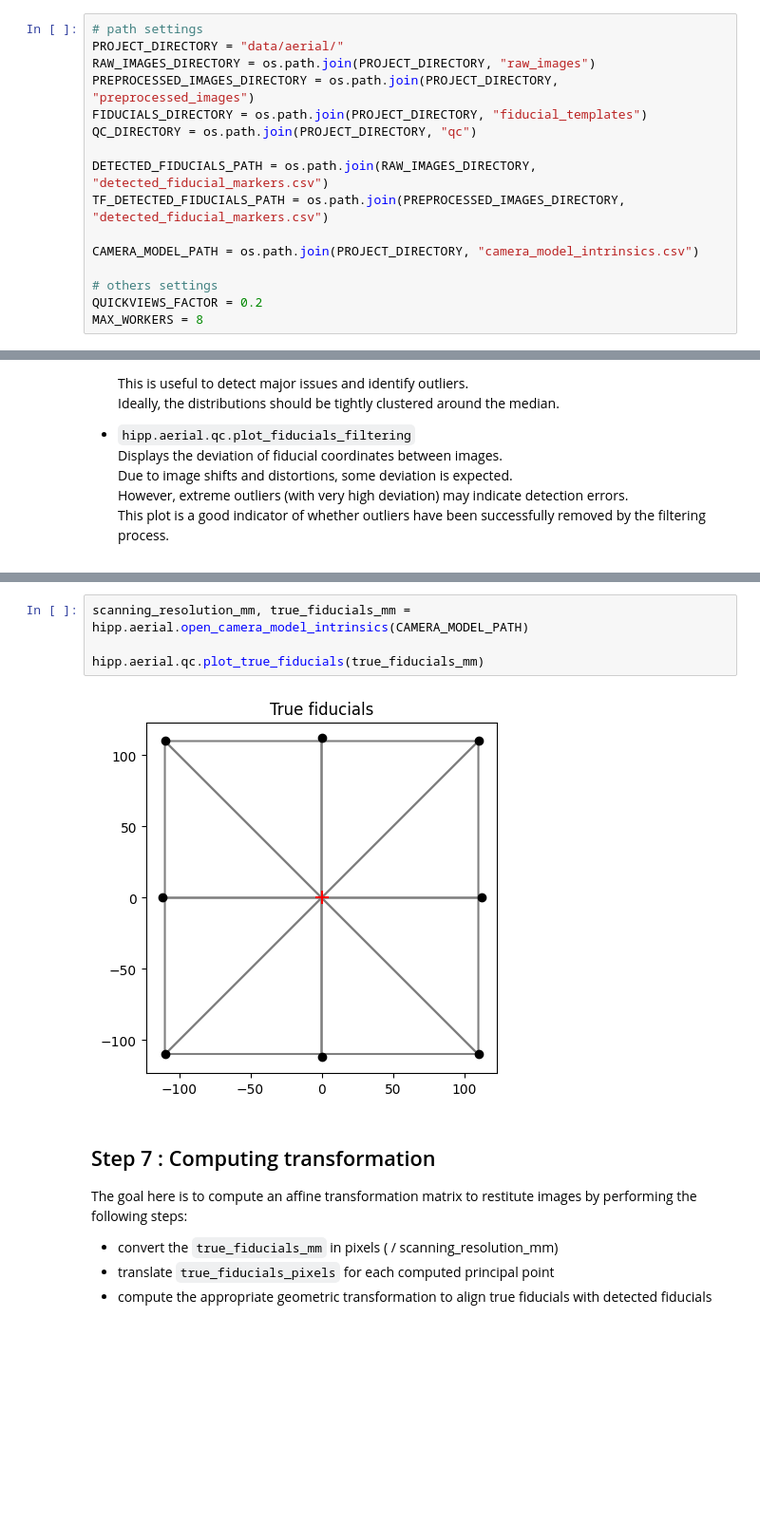
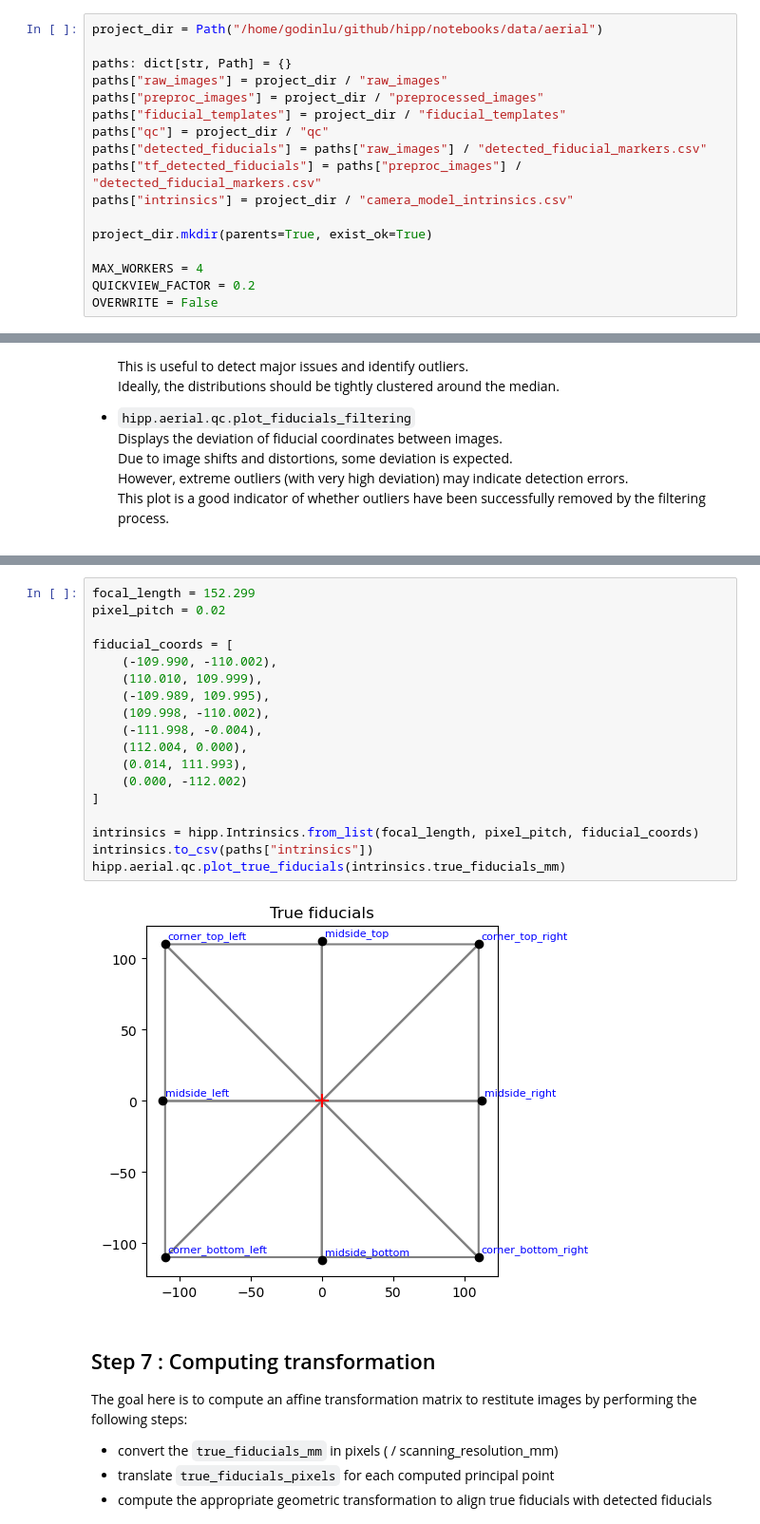
Before and after one commit to shippp/hipp, a Jupyter notebook: notebooks/aerial_preprocessing.ipynb, the cells around one changed output, grey strips where cells are left out. Shown at 95% size. Cells and saved outputs as stored; diff of their text form; blank space fills up the shorter version.

```diff
--- a/notebooks/aerial_preprocessing.ipynb
+++ b/notebooks/aerial_preprocessing.ipynb
@@ -26,21 +25,22 @@ import pandas as pd
 # %% [markdown]
 ## Settings
 # %%
-# path settings
-PROJECT_DIRECTORY = "data/aerial/"
-RAW_IMAGES_DIRECTORY = os.path.join(PROJECT_DIRECTORY, "raw_images")
-PREPROCESSED_IMAGES_DIRECTORY = os.path.join(PROJECT_DIRECTORY, "preprocessed_images")
-FIDUCIALS_DIRECTORY = os.path.join(PROJECT_DIRECTORY, "fiducial_templates")
-QC_DIRECTORY = os.path.join(PROJECT_DIRECTORY, "qc")
+project_dir = Path("/home/godinlu/github/hipp/notebooks/data/aerial")
 
-DETECTED_FIDUCIALS_PATH = os.path.join(RAW_IMAGES_DIRECTORY, "detected_fiducial_markers.csv")
-TF_DETECTED_FIDUCIALS_PATH = os.path.join(PREPROCESSED_IMAGES_DIRECTORY, "detected_fiducial_markers.csv")
+paths: dict[str, Path] = {}
+paths["raw_images"] = project_dir / "raw_images"
+paths["preproc_images"] = project_dir / "preprocessed_images"
+paths["fiducial_templates"] = project_dir / "fiducial_templates"
+paths["qc"] = project_dir / "qc"
+paths["detected_fiducials"] = paths["raw_images"] / "detected_fiducial_markers.csv"
+paths["tf_detected_fiducials"] = paths["preproc_images"] / "detected_fiducial_markers.csv"
+paths["intrinsics"] = project_dir / "camera_model_intrinsics.csv"
 
-CAMERA_MODEL_PATH = os.path.join(PROJECT_DIRECTORY, "camera_model_intrinsics.csv")
+project_dir.mkdir(parents=True, exist_ok=True)
 
-# others settings
-QUICKVIEWS_FACTOR = 0.2
-MAX_WORKERS = 8
+MAX_WORKERS = 4
+QUICKVIEW_FACTOR = 0.2
+OVERWRITE = False
 # %% [markdown]
 ## Downloading the dataset
 
@@ -157,9 +164,23 @@ hipp.aerial.qc.plot_fiducials_filtering(detected_fiducials_df, filtered_detected
 # %%
-scanning_resolution_mm, true_fiducials_mm = hipp.aerial.open_camera_model_intrinsics(CAMERA_MODEL_PATH)
+focal_length = 152.299
+pixel_pitch = 0.02
 
-hipp.aerial.qc.plot_true_fiducials(true_fiducials_mm)
+fiducial_coords = [
+    (-109.990, -110.002),
+    (110.010, 109.999),
+    (-109.989, 109.995),
+    (109.998, -110.002),
+    (-111.998, -0.004),
+    (112.004, 0.000),
+    (0.014, 111.993),
+    (0.000, -112.002)
+]
+
+intrinsics = hipp.Intrinsics.from_list(focal_length, pixel_pitch, fiducial_coords)
+intrinsics.to_csv(paths["intrinsics"])
+hipp.aerial.qc.plot_true_fiducials(intrinsics.true_fiducials_mm)
 # %% [output]
-[figure, old version]
+[figure, new version]
 # %% [markdown]
 ## Step 7 : Computing transformation
 
```
Also changed, not shown: parts of 10 cells of this notebook, 8 other files.
